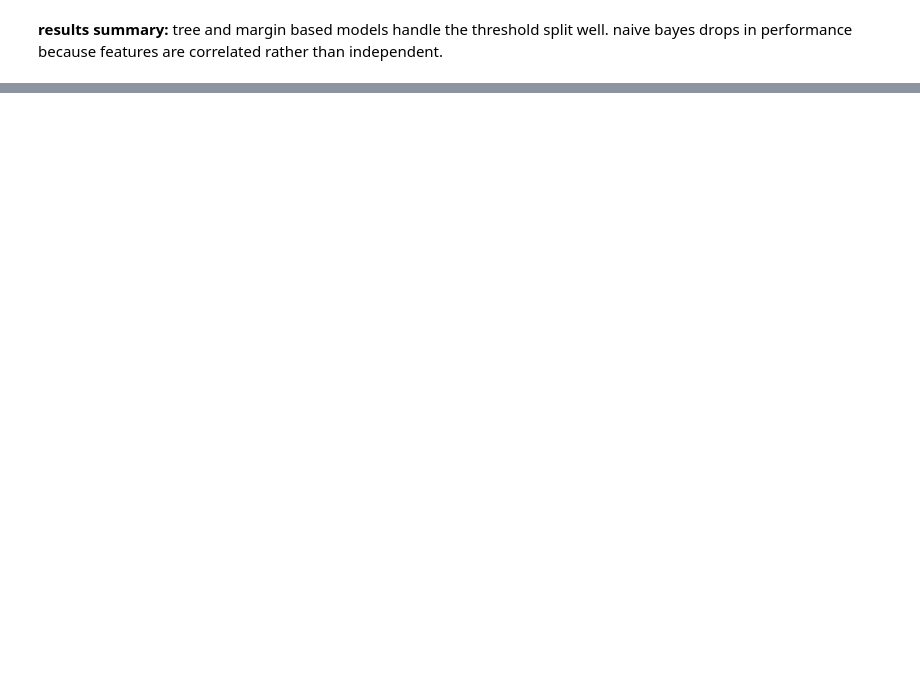
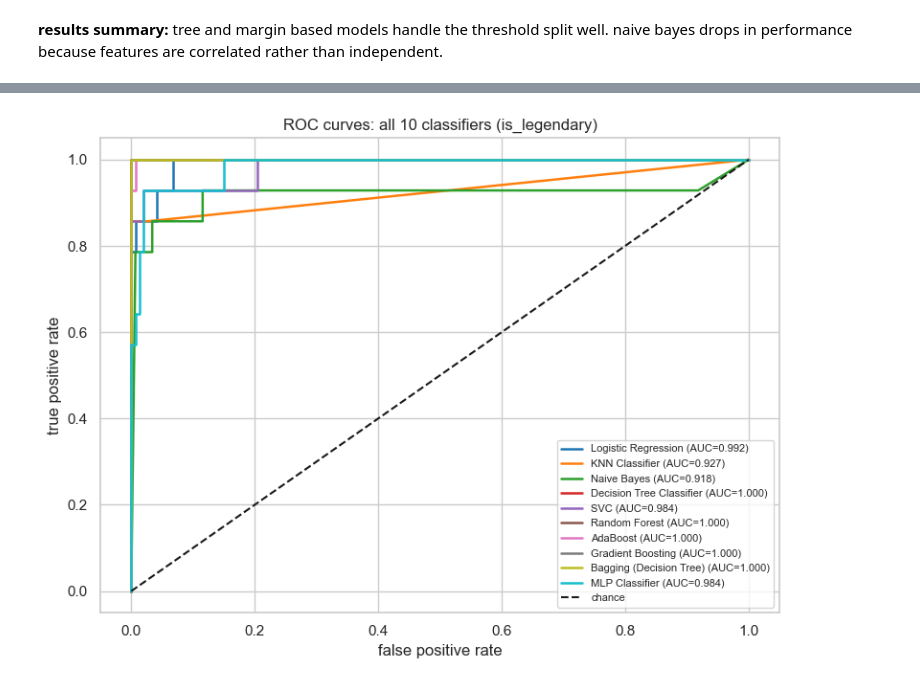
Before and after one commit to santh-cpu/ml-capstone, a Jupyter notebook: tildaw-final.ipynb, the cells around one changed output, grey strips where cells are left out. Saved outputs shown, nothing was run; the diff lists cells and outputs as text; code cells hidden in the pictures; blank space fills up the shorter version.

```diff
--- a/tildaw-final.ipynb
+++ b/tildaw-final.ipynb
@@ -503,0 +655,29 @@ for name, info in poke_cls_results.items():
+# %%
+def get_scores(pipe, X):
+    # probability of the positive class; falls back to decision_function (e.g. SVC without probability=True)
+    if hasattr(pipe, "predict_proba"):
+        return pipe.predict_proba(X)[:, 1]
+    return pipe.decision_function(X)
+
+def evaluate_model(name, part, pipe, X, y):
+    preds = pipe.predict(X)
+    return {
+        "Model": name,
+        "Part": part,
+        "Accuracy": accuracy_score(y, preds),
+        "Precision": precision_score(y, preds, average="weighted", zero_division=0),
+        "Recall": recall_score(y, preds, average="weighted", zero_division=0),
+        "F1-Score": f1_score(y, preds, average="weighted", zero_division=0),
+        "ROC-AUC": roc_auc_score(y, get_scores(pipe, X)),
+        "F1 (Legendary)": f1_score(y, preds, pos_label=1, zero_division=0),
+    }
+
+all_cls = {**poke_cls_results, **poke_cls_results_b}
+part_of = {n: "A" for n in poke_cls_results} | {n: "B" for n in poke_cls_results_b}
+
+final_cls_df = (pd.DataFrame([evaluate_model(n, part_of[n], i["pipe"], Xp_test, yp_test)
+                              for n, i in all_cls.items()])
+                .sort_values(by=["F1-Score", "ROC-AUC"], ascending=False)
+                .reset_index(drop=True))
+final_cls_df.index += 1   # rank starts at 1
+display(final_cls_df.round(4))
@@ -503,0 +696,16 @@ for name, info in poke_cls_results.items():
+# %%
+fig, ax = plt.subplots(figsize=(8, 6))
+palette = sns.color_palette("tab10", len(all_cls))
+for (name, info), color in zip(all_cls.items(), palette):
+    scores = get_scores(info["pipe"], Xp_test)
+    fpr, tpr, _ = roc_curve(yp_test, scores)
+    ax.plot(fpr, tpr, color=color, lw=1.8, label=f"{name} (AUC={roc_auc_score(yp_test, scores):.3f})")
+ax.plot([0, 1], [0, 1], "k--", label="chance")
+ax.set_xlabel("false positive rate")
+ax.set_ylabel("true positive rate")
+ax.set_title("ROC curves: all 10 classifiers (is_legendary)")
+ax.legend(fontsize=8, loc="lower right")
+plt.tight_layout()
+plt.show()
+# %% [output]
+[figure, added]
```
Also changed, not shown: parts of 38 cells of this notebook.
